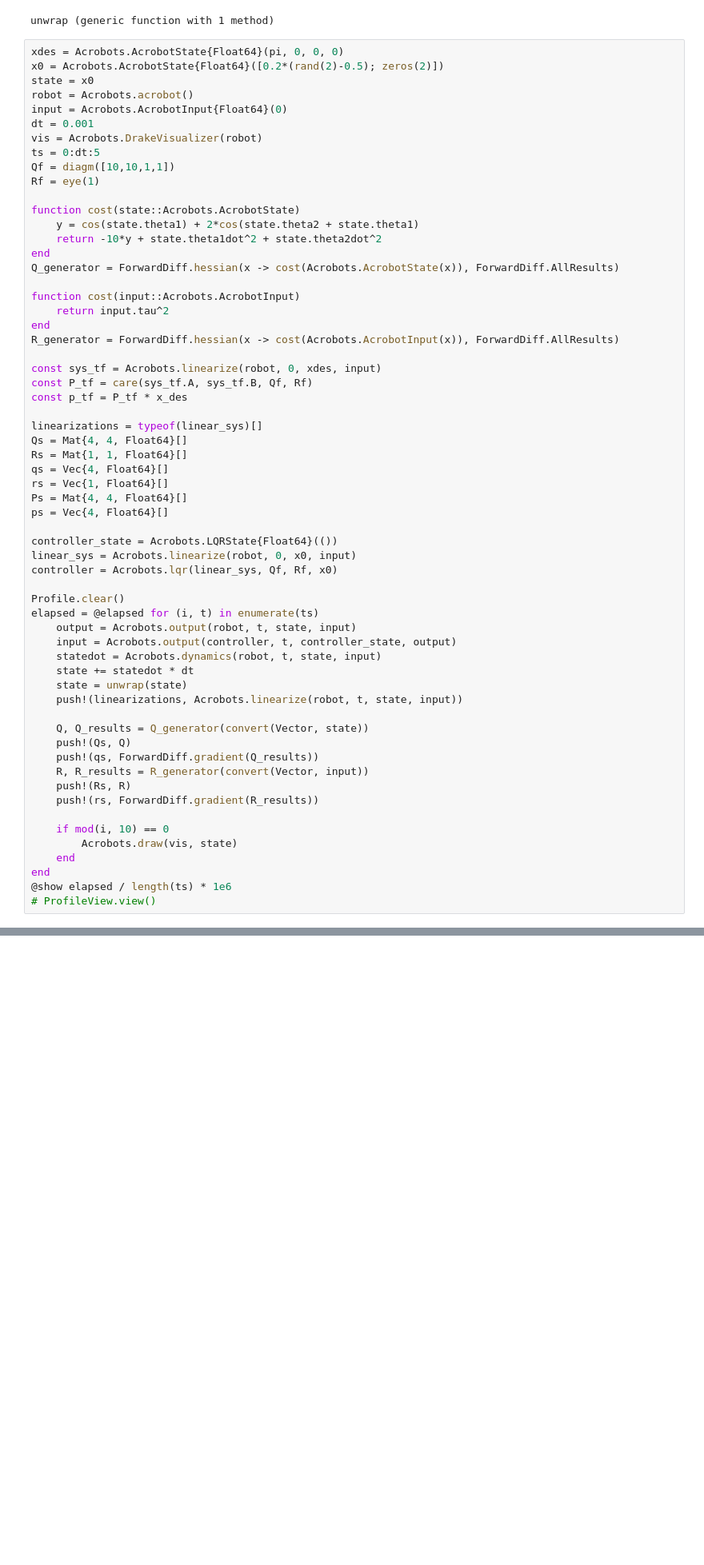
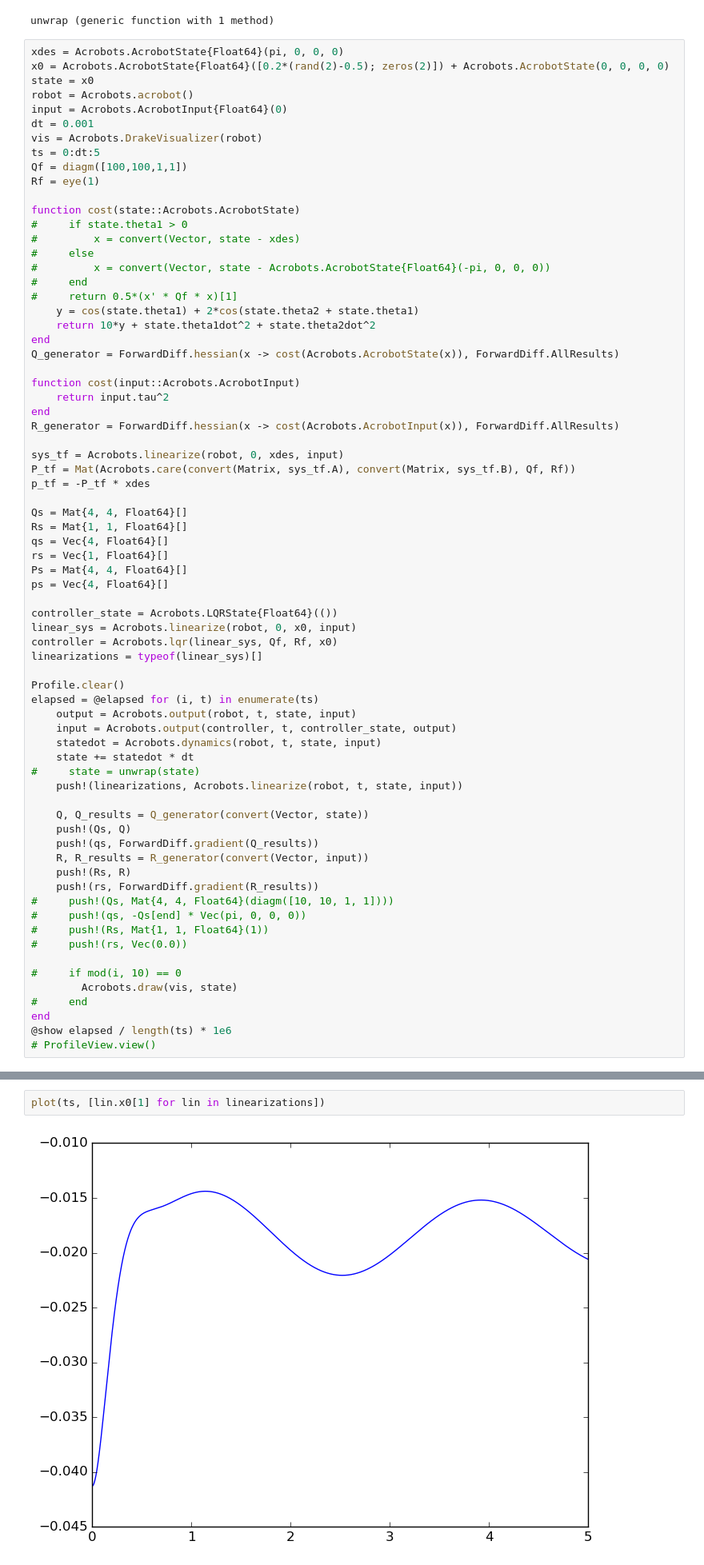
Before and after one commit to rdeits/julia-systems-exploration, a Jupyter notebook: acrobot.ipynb, the cells around one changed output, grey strips where cells are left out. Shown at 80% size. Saved outputs shown, nothing was run; the diff lists cells and outputs as text; blank space fills up the shorter version.

```diff
--- a/acrobot.ipynb
+++ b/acrobot.ipynb
@@ -36,19 +34,25 @@ end
 unwrap (generic function with 1 method)
 # %%
 xdes = Acrobots.AcrobotState{Float64}(pi, 0, 0, 0)
-x0 = Acrobots.AcrobotState{Float64}([0.2*(rand(2)-0.5); zeros(2)])
+x0 = Acrobots.AcrobotState{Float64}([0.2*(rand(2)-0.5); zeros(2)]) + Acrobots.AcrobotState(0, 0, 0, 0)
 state = x0
 robot = Acrobots.acrobot()
 input = Acrobots.AcrobotInput{Float64}(0)
 dt = 0.001
 vis = Acrobots.DrakeVisualizer(robot)
 ts = 0:dt:5
-Qf = diagm([10,10,1,1])
+Qf = diagm([100,100,1,1])
 Rf = eye(1)
 
 function cost(state::Acrobots.AcrobotState)
+#     if state.theta1 > 0
+#         x = convert(Vector, state - xdes)
+#     else
+#         x = convert(Vector, state - Acrobots.AcrobotState{Float64}(-pi, 0, 0, 0))
+#     end
+#     return 0.5*(x' * Qf * x)[1]
     y = cos(state.theta1) + 2*cos(state.theta2 + state.theta1)
-    return -10*y + state.theta1dot^2 + state.theta2dot^2
+    return 10*y + state.theta1dot^2 + state.theta2dot^2
 end
 Q_generator = ForwardDiff.hessian(x -> cost(Acrobots.AcrobotState(x)), ForwardDiff.AllResults)
 
@@ -57,11 +61,10 @@ function cost(input::Acrobots.AcrobotInput)
 end
 R_generator = ForwardDiff.hessian(x -> cost(Acrobots.AcrobotInput(x)), ForwardDiff.AllResults)
 
-const sys_tf = Acrobots.linearize(robot, 0, xdes, input)
-const P_tf = care(sys_tf.A, sys_tf.B, Qf, Rf)
-const p_tf = P_tf * x_des
+sys_tf = Acrobots.linearize(robot, 0, xdes, input)
+P_tf = Mat(Acrobots.care(convert(Matrix, sys_tf.A), convert(Matrix, sys_tf.B), Qf, Rf))
+p_tf = -P_tf * xdes
 
-linearizations = typeof(linear_sys)[]
 Qs = Mat{4, 4, Float64}[]
 Rs = Mat{1, 1, Float64}[]
 qs = Vec{4, Float64}[]
@@ -72,6 +75,7 @@ ps = Vec{4, Float64}[]
 controller_state = Acrobots.LQRState{Float64}(())
 linear_sys = Acrobots.linearize(robot, 0, x0, input)
 controller = Acrobots.lqr(linear_sys, Qf, Rf, x0)
+linearizations = typeof(linear_sys)[]
 
 Profile.clear()
 elapsed = @elapsed for (i, t) in enumerate(ts)
@@ -79,7 +83,7 @@ elapsed = @elapsed for (i, t) in enumerate(ts)
     input = Acrobots.output(controller, t, controller_state, output)
     statedot = Acrobots.dynamics(robot, t, state, input)
     state += statedot * dt
-    state = unwrap(state)
+#     state = unwrap(state)
     push!(linearizations, Acrobots.linearize(robot, t, state, input))
 
     Q, Q_results = Q_generator(convert(Vector, state))
@@ -88,10 +92,14 @@ elapsed = @elapsed for (i, t) in enumerate(ts)
     R, R_results = R_generator(convert(Vector, input))
     push!(Rs, R)
     push!(rs, ForwardDiff.gradient(R_results))
+#     push!(Qs, Mat{4, 4, Float64}(diagm([10, 10, 1, 1])))
+#     push!(qs, -Qs[end] * Vec(pi, 0, 0, 0))
+#     push!(Rs, Mat{1, 1, Float64}(1))
+#     push!(rs, Vec(0.0))
 
-    if mod(i, 10) == 0
+#     if mod(i, 10) == 0
         Acrobots.draw(vis, state)
-    end
+#     end
 end
 @show elapsed / length(ts) * 1e6
 # ProfileView.view()
@@ -100,0 +109,4 @@ end
+# %%
+plot(ts, [lin.x0[1] for lin in linearizations])
+# %% [output]
+[figure, added]
```
Also changed, not shown: parts of 10 cells of this notebook, 6 other files.
